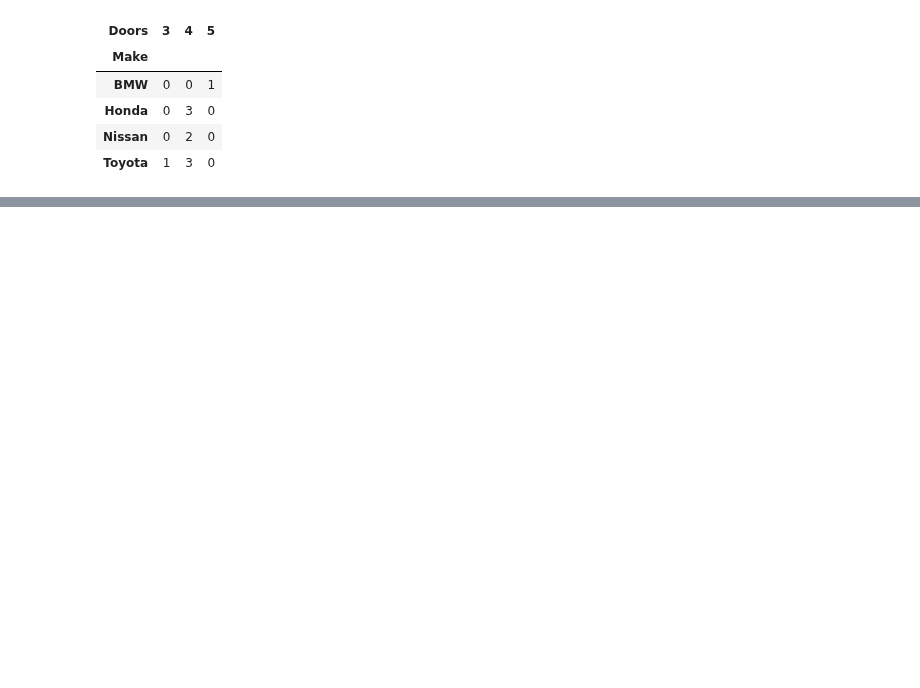
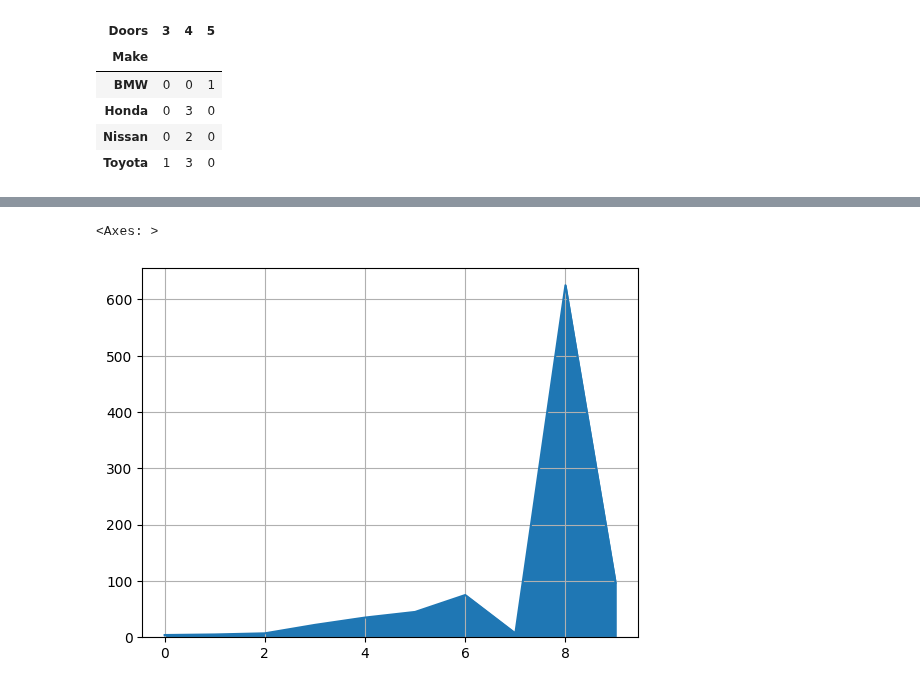
Before and after one commit to thewesternfront/Jupyter_Testintg_Jetbrains, a Jupyter notebook: introduction-to-pandas.ipynb, the cells around one changed output, grey strips where cells are left out. Saved outputs shown, nothing was run; the diff lists cells and outputs as text; code cells hidden in the pictures; blank space fills up the shorter version.

```diff
--- a/introduction-to-pandas.ipynb
+++ b/introduction-to-pandas.ipynb
@@ -316,0 +381,5 @@ pd.crosstab(car_sales["Make"], car_sales["Doors"])
+# %%
+car_sales["Price"].plot(kind="area" ,grid=True)
+# %% [output]
+<Axes: >
+[figure, added]
```
Also changed, not shown: parts of 40 cells of this notebook.
